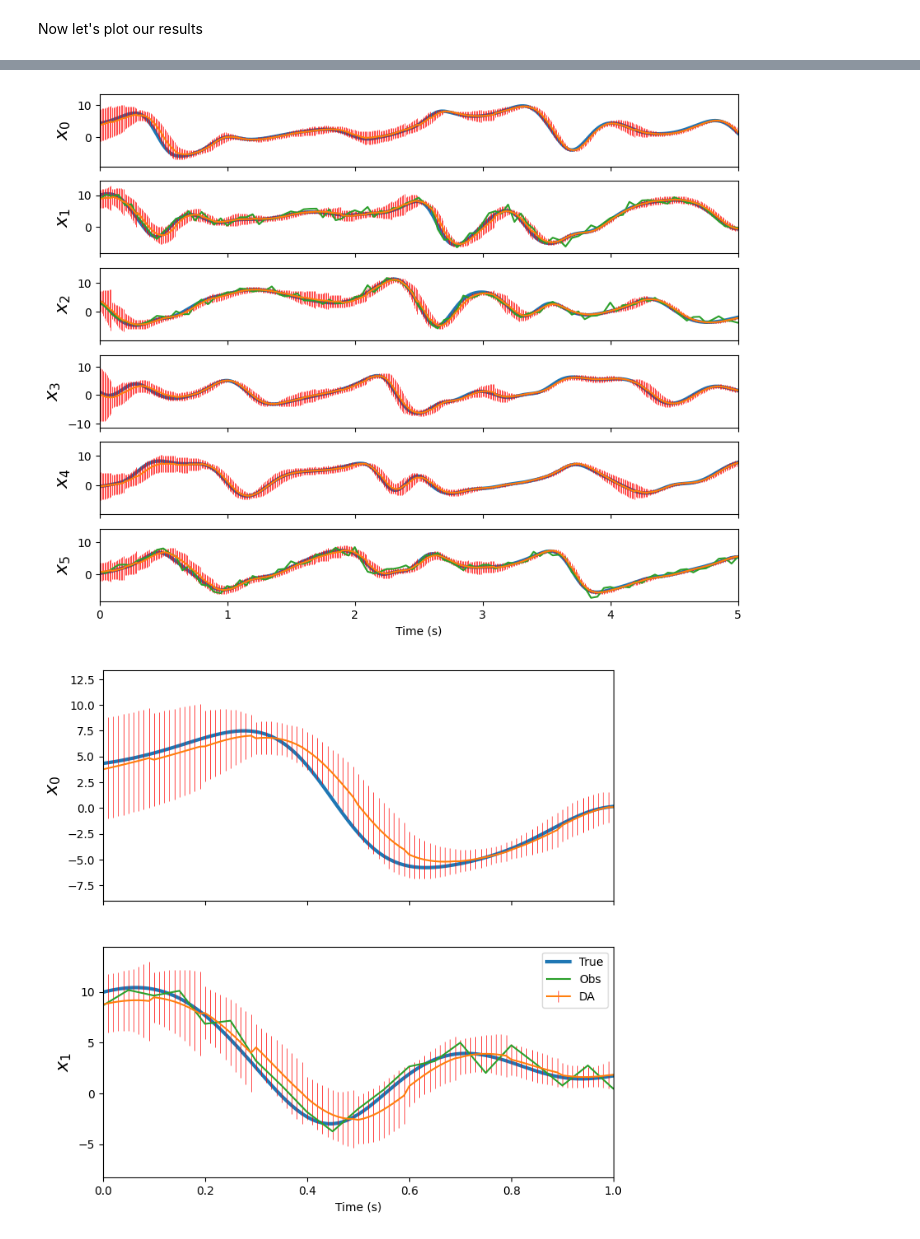
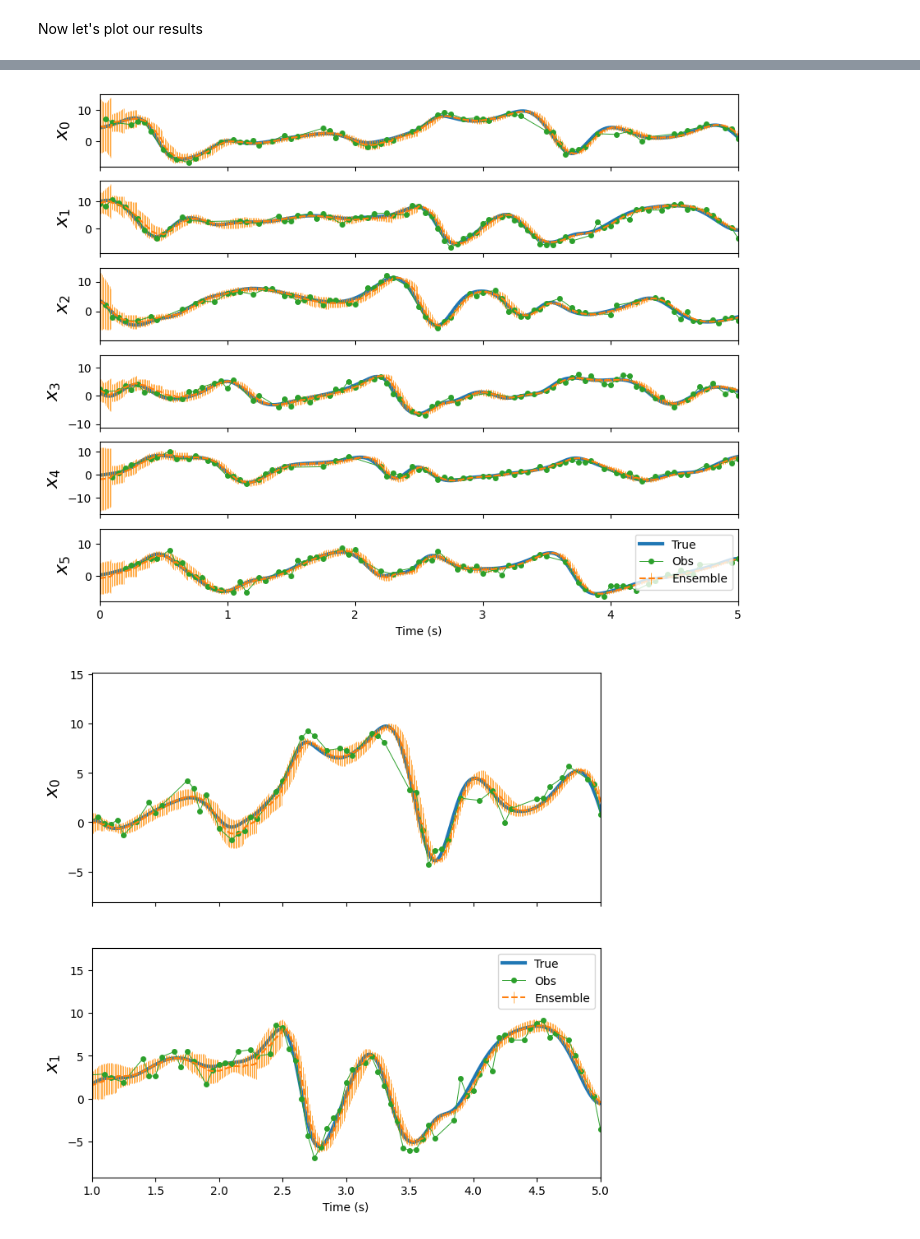
Before and after one commit to StevePny/DataAssimBench-Examples, a Jupyter notebook: examples/da_cycler/2-ETKF-Lorenz96.ipynb, the cells around one changed output, grey strips where cells are left out. Cells and saved outputs as stored; diff of their text form; code cells hidden in the pictures.

```diff
--- a/examples/da_cycler/2-ETKF-Lorenz96.ipynb
+++ b/examples/da_cycler/2-ETKF-Lorenz96.ipynb
@@ -52,5 +51,3 @@ class L96Model(dab.model.Model):
-# %%
-forecast_model = L96Model(model_obj=dab.data.Lorenz96(system_dim=6, delta_t=0.01, store_as_jax=True))
 # %% [markdown]
 #### Brief aside: What if we didn't use Data Assimilation?
 
@@ -75,5 +94,3 @@ dc = dab.dacycler.ETKF(system_dim=nature_run.system_dim, # 6
                    model_obj=forecast_model, # Forecast model we created above
                    ensemble_dim=10 # Ensemble dim for Ensemble Kalman Filter
                   )
-# %%
-dc.data_vars=['x']
@@ -99,4 +108,4 @@ out_xr = dc.cycle(
 Now let's plot our results
 # %%
 out_xr = out_xr.stack({'time':['cycle','cycle_timestep']}, create_index=False)
-out_xr = out_xr.assign_coords(time=nature_run.time[cur_tstep:cur_tstep+out_xr.sizes['time']])
+out_xr = out_xr.assign_coords(time=nature_run.time[:out_xr.sizes['time']])
@@ -106,29 +130,41 @@ ensemble_mean = out_xr['x'].mean(dim='ensemble')
 fig, axes = plt.subplots(6, 1, sharex = True, figsize = (10, 8))
 for j, ax in enumerate(axes):
     ax.set_xlim(nature_run['time'].data[0], nature_run['time'].data[500])
-    ax.plot(nature_run.time, nature_run['x'].sel(i=j), lw = 3, label = 'True')
-    ax.errorbar(ensemble_mean.time, ensemble_mean.sel(i=j),
-                yerr=ensemble_range.sel(i=j), elinewidth=0.5, ecolor='red')
-    ax.plot(obs_vec_l96.time, obs_vec_l96['x'][:, np.where(j == obs_vec_l96.indices[0])[0]])
+    ax.plot(nature_run.time, nature_run['x'].sel(index=j), lw = 3, label = 'True')
+    ax.errorbar(ensemble_mean.time, ensemble_mean.sel(index=j),
+                yerr=ensemble_range.sel(index=j), linestyle='--', elinewidth=0.5, ecolor='darkorange',
+                label='Ensemble')
+    if j in obs_vec_l96['system_index']:
+        # Since our observations are at different locations at different times,
+        # we have to find the appropriate time and location indices that match our observations
+        indexing = np.where(j==obs_vec_l96['index'])
+        ax.plot(
+            obs_vec_l96.time.data[indexing[0]], obs_vec_l96['x'].data[indexing],
+            label='Obs', marker='.', markersize=8, linestyle='-', lw=0.7)
     ax.set_ylabel(r'$x_{:d}$'.format(j), fontsize = 16)
 ax.set_xlabel('Time (s)')
+ax.legend()
 plt.show()
 # %% [output]
-[figure, old version]
+[figure, new version]
 # %%
-# Zoom in to see how the data assimilation cycle periodically "corrects" the forecast
 fig, axes = plt.subplots(2, 1, sharex = True, figsize = (8, 8))
 for j, ax in enumerate(axes):
-    ax.set_xlim(nature_run['time'].data[0], nature_run['time'].data[100])
-    ax.plot(nature_run.time, nature_run['x'].sel(i=j), lw = 3, label = 'True')
-    ax.errorbar(ensemble_mean.time, ensemble_mean.sel(i=j),
-                yerr=ensemble_range.sel(i=j), elinewidth=0.5, ecolor='red',
-                label='DA')
-    ax.plot(obs_vec_l96.time, obs_vec_l96['x'][:, np.where(j == obs_vec_l96.indices[0])[0]],
-            label='Obs')
+    ax.set_xlim(1, 5)
+    ax.plot(nature_run.time, nature_run['x'].sel(index=j), lw = 3, label = 'True')
+    ax.errorbar(ensemble_mean.time, ensemble_mean.sel(index=j),
+                yerr=ensemble_range.sel(index=j), linestyle='--', elinewidth=0.5, ecolor='darkorange',
+                label='Ensemble')
+    if j in obs_vec_l96['system_index']:
+        # Since our observations are at different locations at different times,
+        # we have to find the appropriate time and location indices that match our observations
+        indexing = np.where(j==obs_vec_l96['index'])
+        ax.plot(
+            obs_vec_l96.time.data[indexing[0]], obs_vec_l96['x'].data[indexing],
+            label='Obs', marker='.', markersize=8, linestyle='-', lw=0.7)
     ax.set_ylabel(r'$x_{:d}$'.format(j), fontsize = 16)
 ax.set_xlabel('Time (s)')
-axes[1].legend()
+ax.legend()
 plt.show()
 # %% [output]
-[figure, old version]
+[figure, new version]
```
Also changed, not shown: parts of 14 cells of this notebook, 2 other files.
